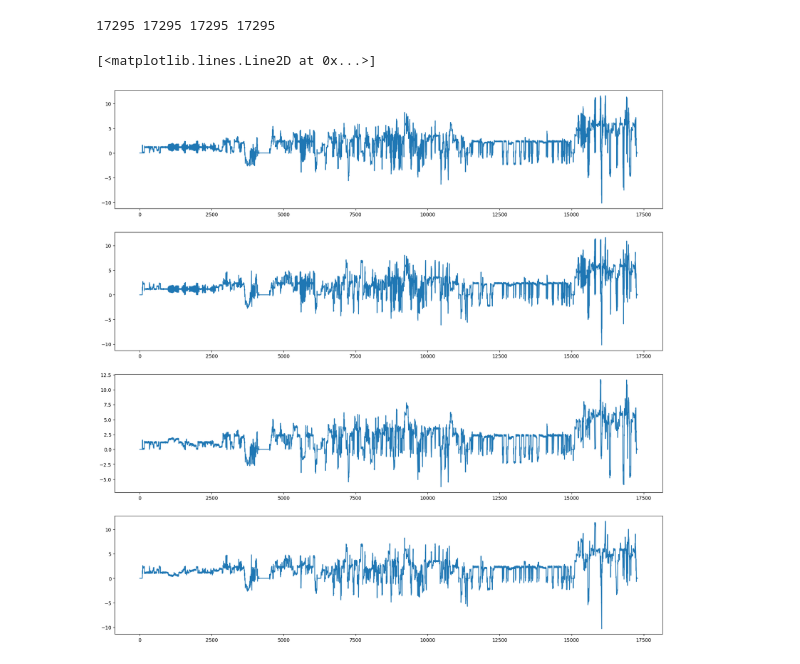
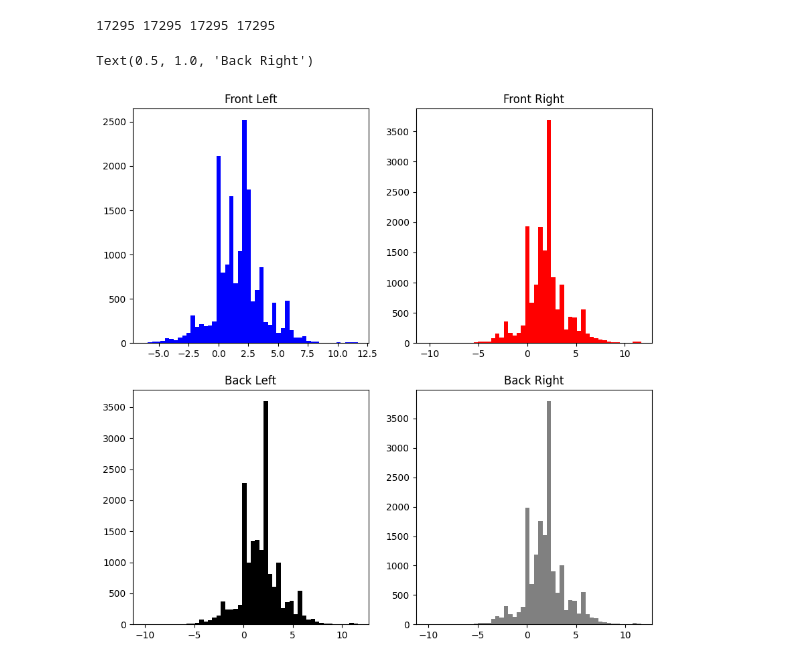
Before and after one commit to asheeshcric/robot-navigation, a Jupyter notebook: notebooks/data_histograms.ipynb, the cells around one changed output. Drawn from its saved outputs; the diff is of its cells as text; code cells hidden in the pictures.

Commit message:
Plot histograms of all four wheels from the heracleia dataset

```diff
--- a/notebooks/data_histograms.ipynb
+++ b/notebooks/data_histograms.ipynb
@@ -67,12 +67,16 @@ FR = df[['velocities']].applymap(lambda x: x[3])
 print(len(BL), len(BR), len(FL), len(FR))
 # %% [output]
 17295 17295 17295 17295
-# %%
-fig, axs = plt.subplots(4, figsize=(20, 20))
-axs[0].plot(BL)
-axs[1].plot(BR)
-axs[2].plot(FL)
-axs[3].plot(FR)
-# %% [output]
-[<matplotlib.lines.Line2D at 0x...>]
-[figure, removed]
+# %%
+fig, axs = plt.subplots(2, 2, figsize=(10, 10))
+axs[0, 0].hist(FL, bins=50, color='blue')
+axs[0, 0].set_title('Front Left')
+axs[0, 1].hist(FR, bins=50, color='red')
+axs[0, 1].set_title('Front Right')
+axs[1, 0].hist(BL, bins=50, color='black')
+axs[1, 0].set_title('Back Left')
+axs[1, 1].hist(BR, bins=50, color='grey')
+axs[1, 1].set_title('Back Right')
+# %% [output]
+Text(0.5, 1.0, 'Back Right')
+[figure, added]
```
